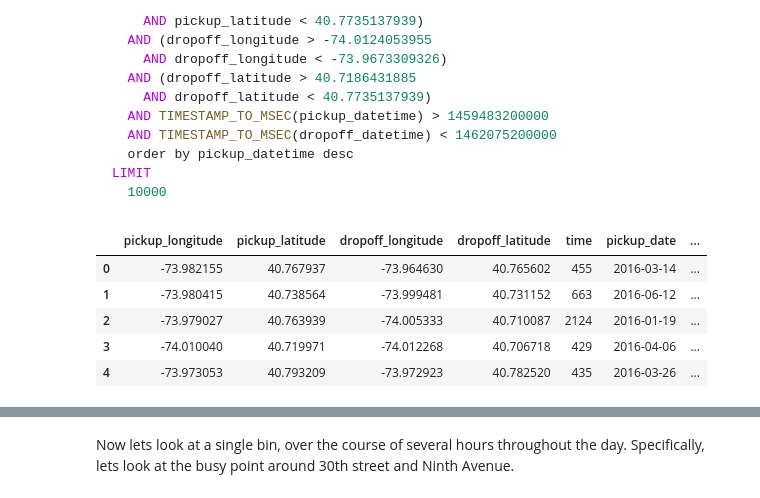
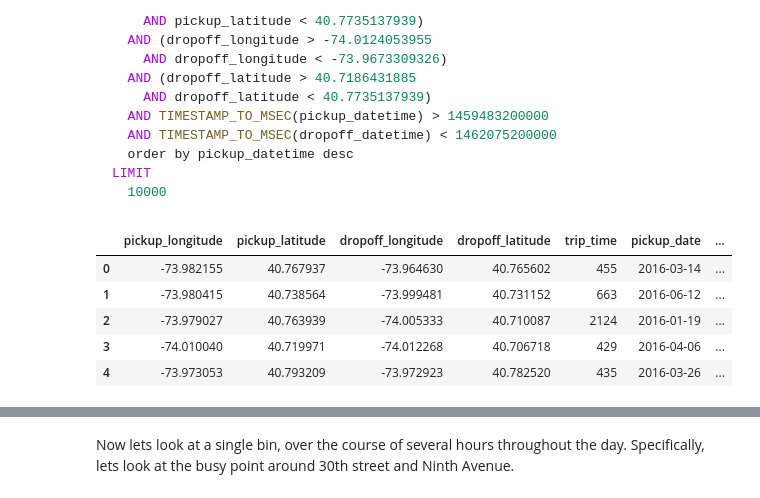
Before and after one commit to colby-j-wise/Probabilistic_Programming, a Jupyter notebook: FinalProject_colby.ipynb, the cells around one changed output, grey strips where cells are left out. Cells and saved outputs as stored; diff of their text form; code cells hidden in the pictures.

```diff
--- a/FinalProject_colby.ipynb
+++ b/FinalProject_colby.ipynb
@@ -51,35 +53,35 @@ data_raw = pd.read_csv('datasets/train.csv')
 """ Function drops unnecessary metadata in raw dataset"""
 def getCleanTaxiData(data_raw):
     # Drop unneccessary meta data
     dataset = data_raw.loc[:, 'pickup_datetime':'trip_duration']
     dataset.drop('passenger_count', axis=1, inplace=True)
     dataset.drop('store_and_fwd_flag', axis=1, inplace=True)
 
     # Rename columns
     dataset.columns=[['pickup_datetime','dropoff_datetime','pickup_longitude',
                       'pickup_latitude','dropoff_longitude','dropoff_latitude',
-                      'time']]
+                      'trip_time']]
 
     # Convert date/time into two columns
     dataset['pickup_datetime'] = pd.to_datetime(dataset['pickup_datetime'])
     dataset['pickup_date'] = dataset['pickup_datetime'].dt.date
     dataset['pickup_time'] = dataset['pickup_datetime'].dt.time
 
     dataset['dropoff_datetime'] = pd.to_datetime(dataset['dropoff_datetime'])
     dataset['dropoff_date'] = dataset['dropoff_datetime'].dt.date
     dataset['dropoff_time'] = dataset['dropoff_datetime'].dt.time
 
     dataset.drop('pickup_datetime', axis=1, inplace=True)
     dataset.drop('dropoff_datetime', axis=1, inplace=True)
 
     return dataset
 
 # ... could take a ~1-2 minutes
 dataset = getCleanTaxiData(data_raw)
 # View first 5 rows of dataset using pandas df.head()
 dataset.head()
 # %% [output]
-|  | pickup_longitude | pickup_latitude | dropoff_longitude | dropoff_latitude | time | pickup_date | ... |
+|  | pickup_longitude | pickup_latitude | dropoff_longitude | dropoff_latitude | trip_time | pickup_date | ... |
 | 0 | -73.982155 | 40.767937 | -73.964630 | 40.765602 | 455 | 2016-03-14 | ... |
 | 1 | -73.980415 | 40.738564 | -73.999481 | 40.731152 | 663 | 2016-06-12 | ... |
 | 2 | -73.979027 | 40.763939 | -74.005333 | 40.710087 | 2124 | 2016-01-19 | ... |
```
Also changed, not shown: parts of 16 cells of this notebook.
